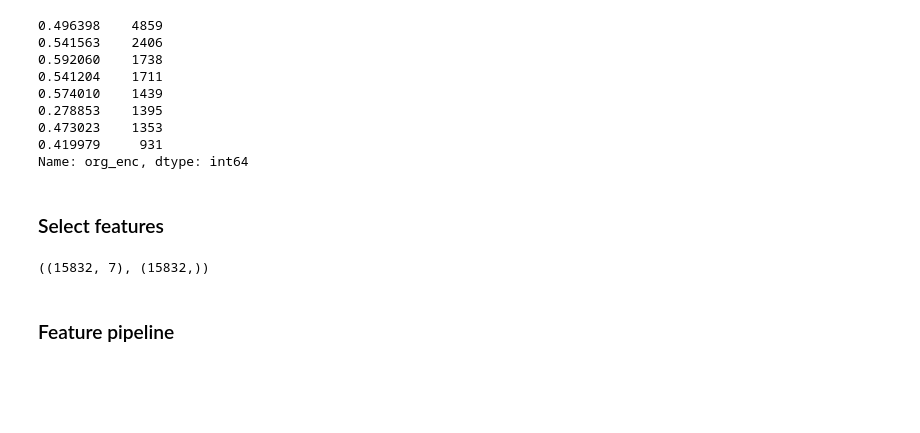
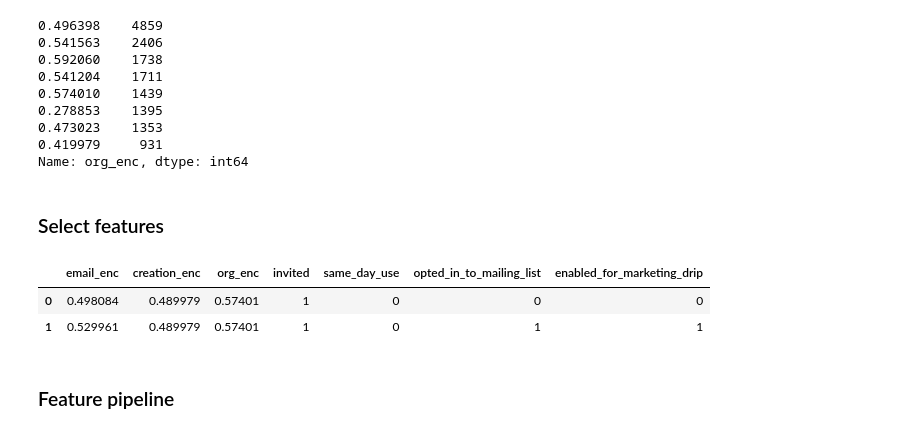
Before and after one commit to tri-bui/relax-challenge, a Jupyter notebook: relax_challenge.ipynb, the cells around one changed output. Drawn from its saved outputs; the diff is of its cells as text; code cells hidden in the pictures; blank space fills up the shorter version.

```diff
--- a/relax_challenge.ipynb
+++ b/relax_challenge.ipynb
@@ -486,12 +486,14 @@ Name: org_enc, dtype: int64
 ### Select features
 # %%
 # Select features for train set
-selected_cols = ['creation_enc', 'email_enc', 'org_enc', 'invited', 'same_day_use',
+selected_cols = ['email_enc', 'creation_enc', 'org_enc', 'invited', 'same_day_use',
                  'opted_in_to_mailing_list', 'enabled_for_marketing_drip']
 X_train_preprocessed = X_train_preprocessed[selected_cols].copy()
-X_train_preprocessed.shape, y_train_preprocessed.shape
+X_train_preprocessed.head(2)
 # %% [output]
-((15832, 7), (15832,))
+|  | email_enc | creation_enc | org_enc | invited | same_day_use | opted_in_to_mailing_list | enabled_for_marketing_drip |
+| 0 | 0.498084 | 0.489979 | 0.57401 | 1 | 0 | 0 | 0 |
+| 1 | 0.529961 | 0.489979 | 0.57401 | 1 | 0 | 1 | 1 |
 # %% [markdown]
 ### Feature pipeline
 # %%
```
